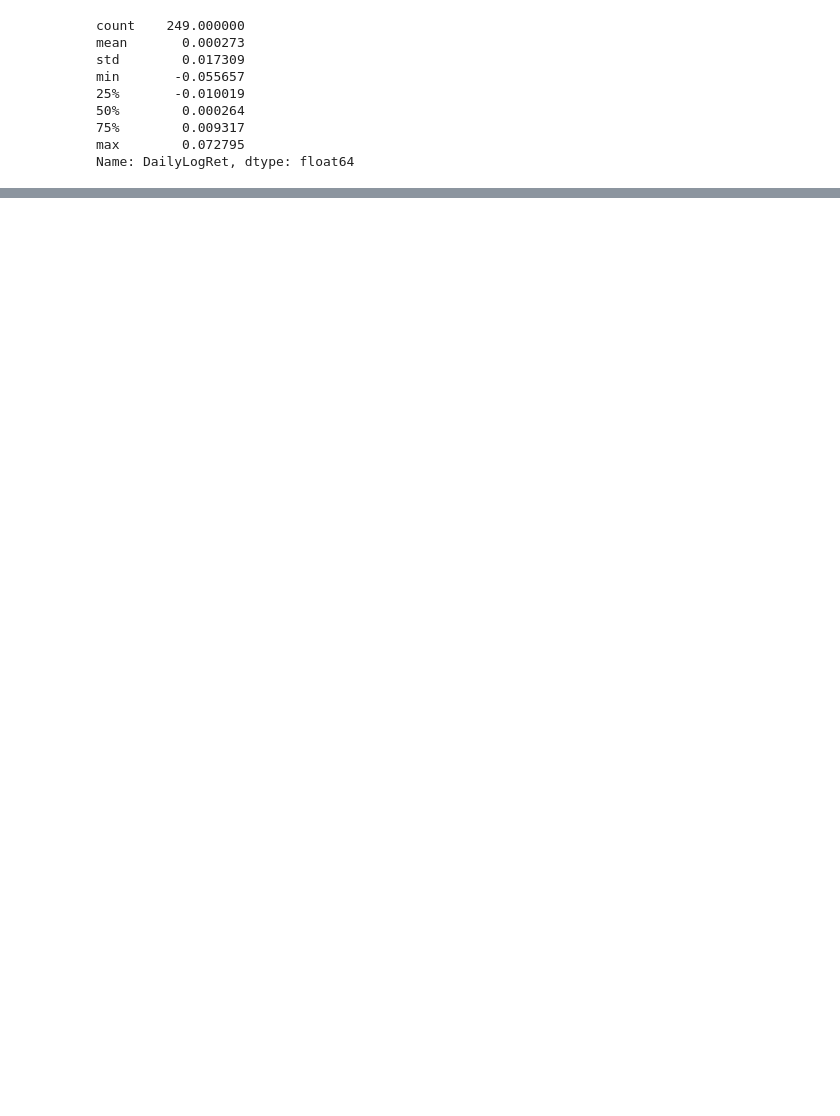
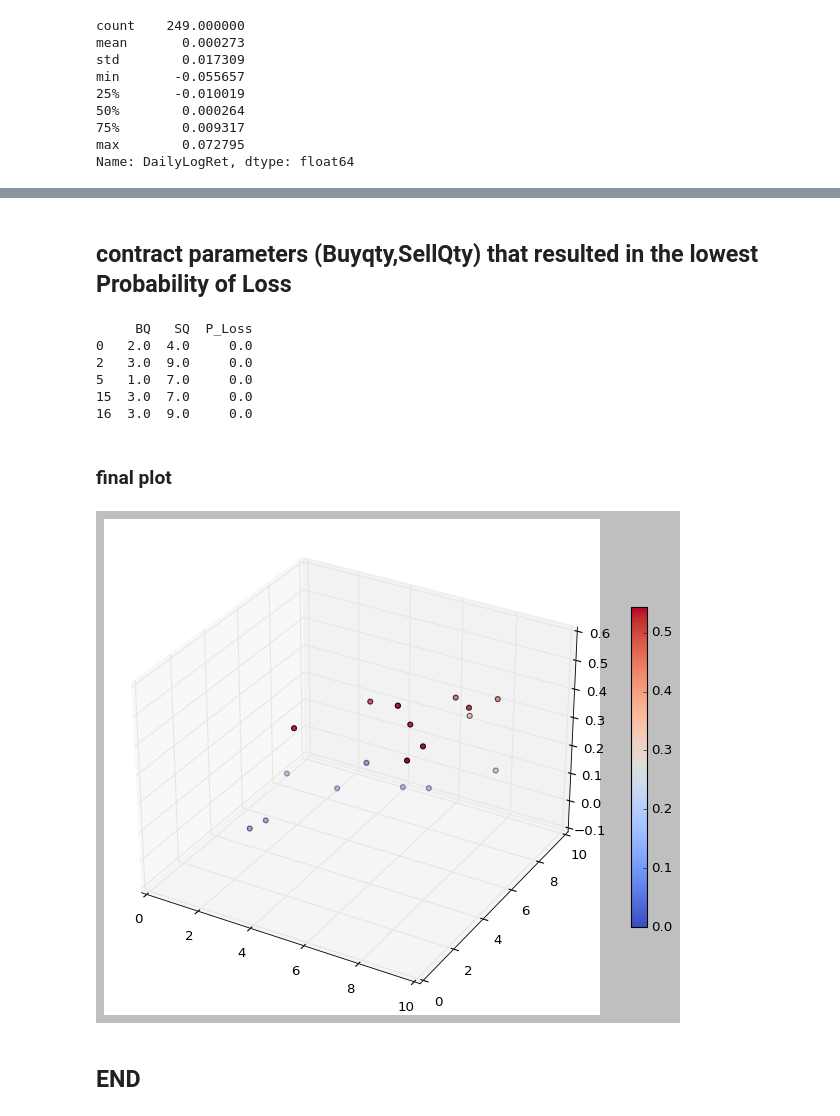
Before and after one commit to a-moscatelli/home, a Jupyter notebook: am-wiki-assets/equityaccumulator/gbm.ipynb, the cells around one changed output, grey strips where cells are left out. Saved outputs shown, nothing was run; the diff lists cells and outputs as text; code cells hidden in the pictures; blank space fills up the shorter version.

```diff
--- a/am-wiki-assets/equityaccumulator/gbm.ipynb
+++ b/am-wiki-assets/equityaccumulator/gbm.ipynb
@@ -516,0 +491,51 @@ print(json.dumps(contract_spec, indent=4))
+# %% [markdown]
+## contract parameters (Buyqty,SellQty) that resulted in the lowest Probability of Loss
+# %%
+print(prsdata[prsdata.P_Loss == prsdata.P_Loss.min()])
+# %% [output]
+     BQ   SQ  P_Loss
+0   2.0  4.0     0.0
+2   3.0  9.0     0.0
+5   1.0  7.0     0.0
+15  3.0  7.0     0.0
+16  3.0  9.0     0.0
+# %% [markdown]
+### final plot
+# %%
+# https://matplotlib.org/stable/plot_types/3D/surface3d_simple.html
+#import matplotlib.pyplot as plt
+from matplotlib import cm
+#import numpy as np
+
+#plt.style.use('classic')
+
+# Make data
+X = prsdata.BQ.values
+Y = prsdata.SQ.values
+Z = prsdata.P_Loss.values
+
+# https://matplotlib.org/stable/gallery/color/colormap_reference.html +++
+cm = plt.get_cmap("RdYlGn")
+cm = plt.get_cmap("coolwarm")
+col = [ zz for zz in Z ] # [0.0,1.0]
+
+# print(plt.colormaps())
+
+# https://matplotlib.org/stable/gallery/mplot3d/scatter3d.html
+# https://stackoverflow.com/questions/1985856/how-to-make-a-3d-scatter-plot
+# https://stackoverflow.com/questions/8891994/3d-scatter-plot-with-color-gradient +++
+
+fig = plt.figure(figsize=(10, 10))
+ax = fig.add_subplot(projection='3d')
+
+sequence_containing_x_vals = X
+sequence_containing_y_vals = Y
+sequence_containing_z_vals = Z
+
+p = ax.scatter(sequence_containing_x_vals, sequence_containing_y_vals, sequence_containing_z_vals,c=col,cmap=cm)
+fig.colorbar(p, ax=ax,shrink=0.5)
+plt.show()
+# %% [output]
+[figure, added]
+# %% [markdown]
+## END
```
Also changed, not shown: parts of 63 cells of this notebook, 3 other files.
